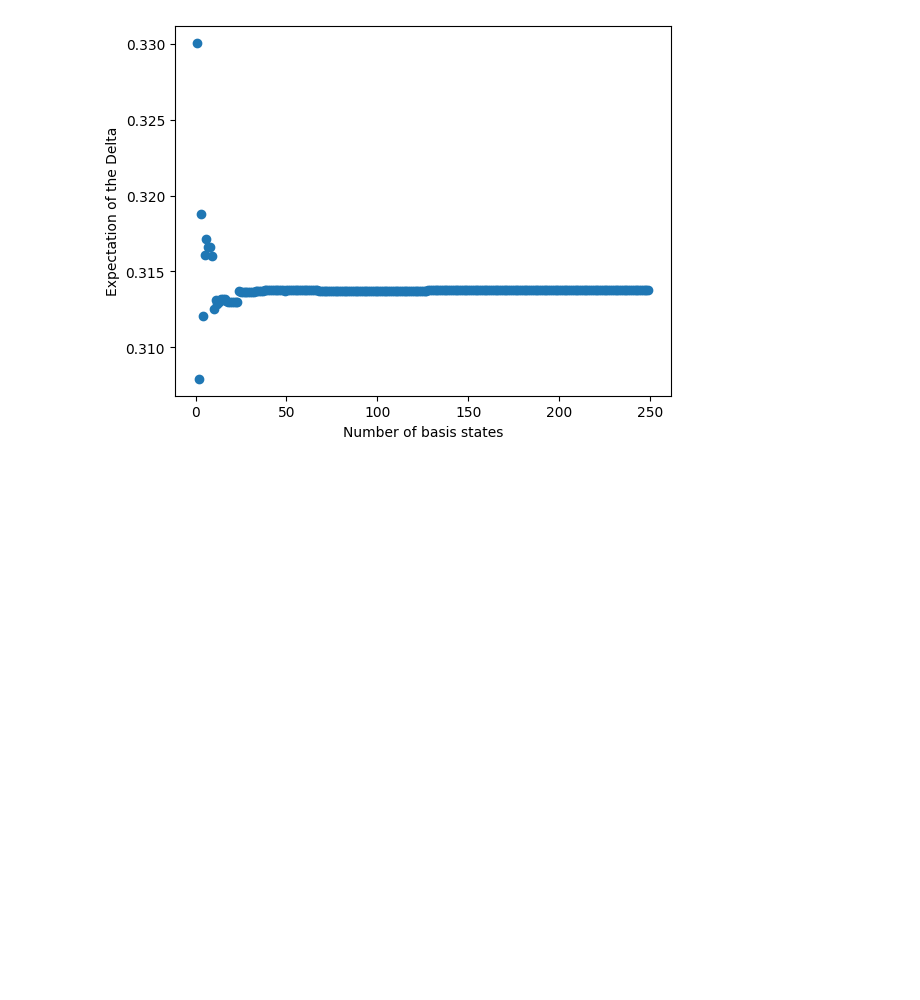
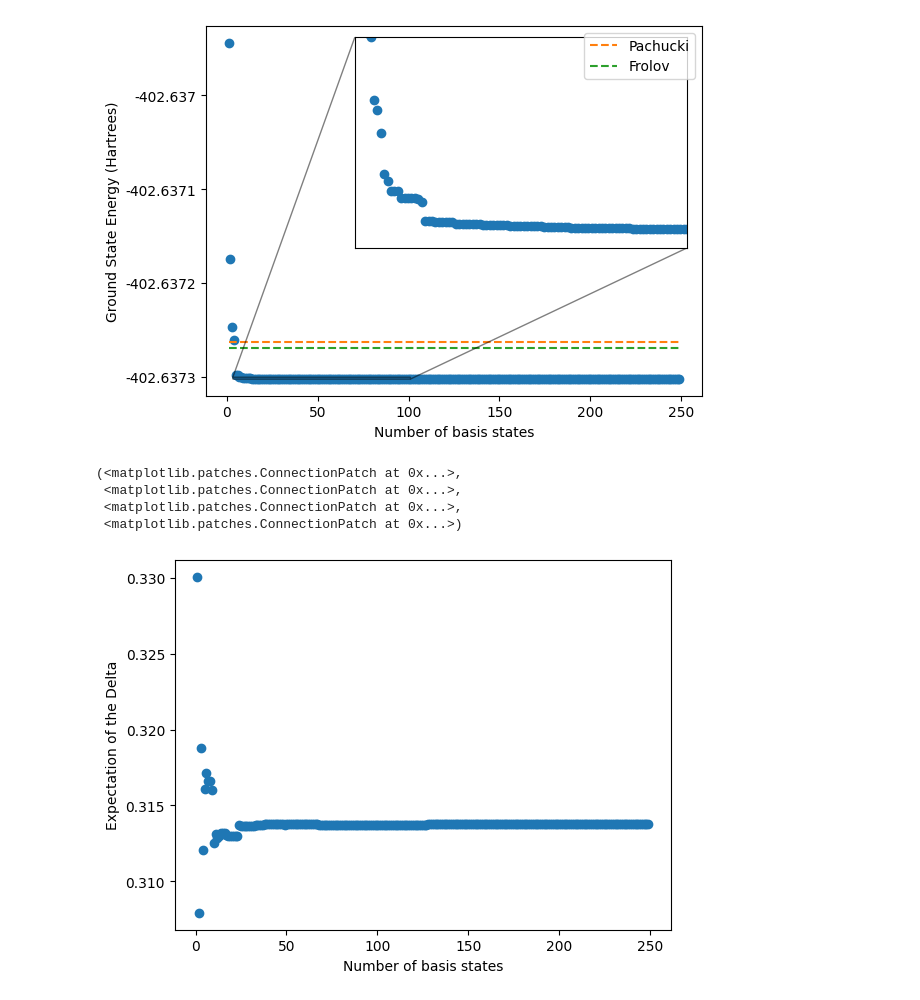
Before and after one commit to Myles244/3-particle-quantum-systems, a Jupyter notebook: graphs.ipynb, the cells around one changed output. Saved outputs shown, nothing was run; the diff lists cells and outputs as text; code cells hidden in the pictures; blank space fills up the shorter version.

```diff
--- a/graphs.ipynb
+++ b/graphs.ipynb
@@ -29,3 +28,57 @@ plt.savefig("../Computing-project-report/Figures/energy-convergence.pdf")
+# %%
+import numpy as np
+import matplotlib.pyplot as plt
+
+# Load in data
+N, E, D = np.real(np.array(np.load('data/bestconvergence.npy', allow_pickle=True), dtype=complex)).transpose()
+
+# Main graph of energy convergence
+fig, ax = plt.subplots()
+scatter = ax.scatter(N, E, color='C0')
+
+# Plot literature values
+ax.plot([N[0], N[-1]], [-402.637263035135314, -402.637263035135314], color='C1', linestyle='--', label='Pachucki')
+ax.plot([N[0], N[-1]], [-402.63726963219007450, -402.63726963219007450], color='C2', linestyle='--', label='Frolov')
+
+# Format x-axis
+ax.set_xlabel('Number of basis states')
+
+# Format y-axis
+ax.set_ylabel('Ground State Energy (Hartrees)')
+yticks = [-402.6373, -402.6372, -402.6371, -402.6370]
+ax.set_yticks(yticks)
+ax.set_yticklabels(yticks)
+
+ax.legend()
+
+# Add inset zoom plot
+x1, x2, y1, y2 = N[7]- np.abs(N[7]-N[100])/20, N[100], E[100]- np.abs(E[7]-E[100])/10, E[7]   # Define zoom region (update values as needed)
+axins = ax.inset_axes([0.3, 0.4, 0.67, 0.57])  # Adjust position and size of inset
+axins.scatter(N, E, color='C0')  # Scatter in inset
+
+# Set limits and remove tick labels for inset
+axins.set_xlim(x1, x2)
+axins.set_ylim(y1, y2)
+axins.set_xticks([])
+axins.set_yticks([])
+
+# Add rectangle and connecting lines between axes
+_,conectors=ax.indicate_inset_zoom(axins, edgecolor="black")
+conectors[0].set_visible(False)
+conectors[1].set_visible(True)
+conectors[2].set_visible(True)
+conectors[3].set_visible(False)
+# Show the plot
+plt.show()
+# %% [output]
+[figure, added]
+# %%
+conectors.
+# %% [output]
+(<matplotlib.patches.ConnectionPatch at 0x...>,
+ <matplotlib.patches.ConnectionPatch at 0x...>,
+ <matplotlib.patches.ConnectionPatch at 0x...>,
+ <matplotlib.patches.ConnectionPatch at 0x...>)
 # %%
 #graph of delta term convergence
 plt.scatter(N,D,color='C0',label='Energy')
```
Also changed, not shown: parts of 1 cell of this notebook, 7 other files.
